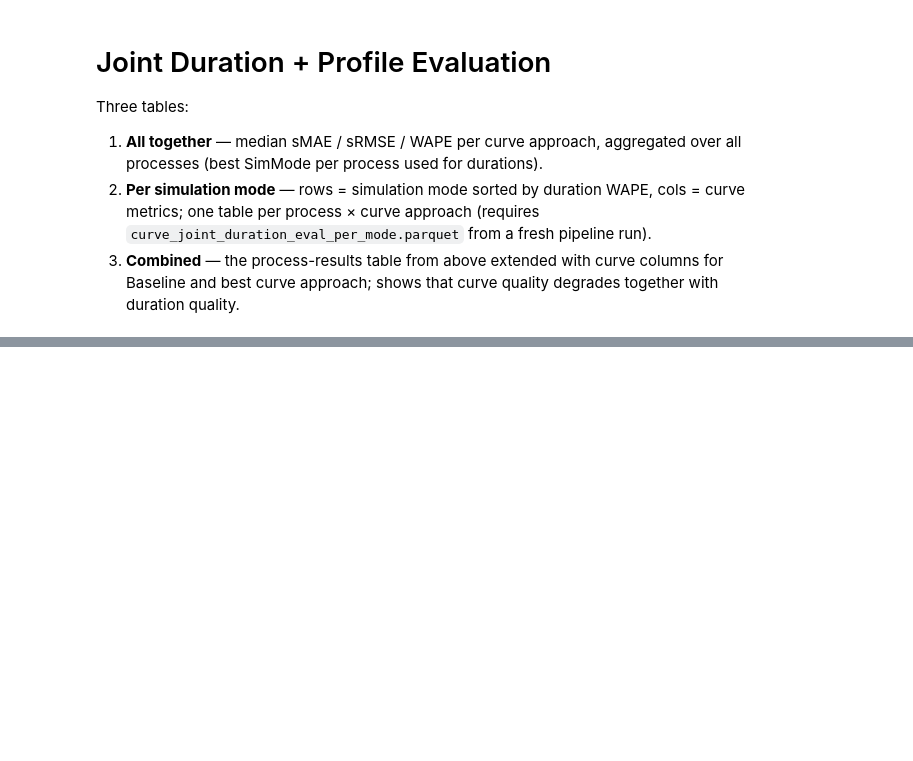
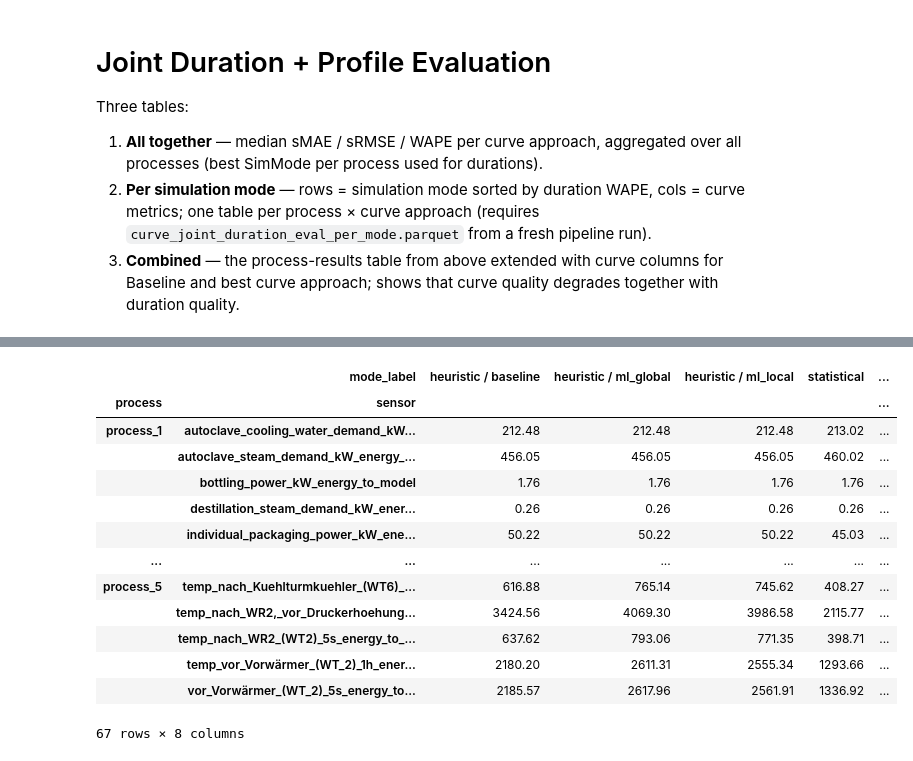
Before and after one commit to zapataunipaderborn/process_energy_demand_modelling, a Jupyter notebook: src/results_latex_table.ipynb, the cells around one changed output, grey strips where cells are left out. Saved outputs shown, nothing was run; the diff lists cells and outputs as text; code cells hidden in the pictures; blank space fills up the shorter version.

```diff
--- a/src/results_latex_table.ipynb
+++ b/src/results_latex_table.ipynb
@@ -1027,0 +1074,54 @@ Process & Process Model & Duration Pred. &  &  &  &  &  &  &  &  &  &  &  &  \\
+# %%
+# -- One table per process: rows = sensor, columns = mode (Wasserstein distance) --
+# Sensor-as-rows keeps each table narrow (num. modes) regardless of how many
+# sensors a process has, instead of one giant sparse table across all processes.
+def shorten_sensor(name, max_len=40):
+    name = str(name).replace('_energy_to_model', '').replace('_to_model', '')
+    return name if len(name) <= max_len else name[:max_len - 1] + '…'
+
+if df_energy_dist.empty:
+    print('Nothing to show -- df_energy_dist is empty.')
+else:
+    df_energy_dist['mode_label'] = df_energy_dist['mode'].map(display_mode)
+
+    for proc in sorted(df_energy_dist['process'].unique()):
+        sub = df_energy_dist[df_energy_dist['process'] == proc].copy()
+        sub['sensor_short'] = sub['sensor'].map(shorten_sensor)
+        pivot = sub.pivot_table(index='sensor_short', columns='mode_label', values='wasserstein', aggfunc='first')
+
+        # Bold the best (lowest) Wasserstein distance per sensor (row)
+        str_table = pd.DataFrame(index=pivot.index, columns=pivot.columns, dtype=object)
+        for idx in pivot.index:
+            vals = pivot.loc[idx].dropna()
+            if vals.empty:
+                str_table.loc[idx] = ''
+                continue
+            best_val = vals.min()
+            for col in pivot.columns:
+                val = pivot.loc[idx, col]
+                if pd.isna(val):
+                    str_table.loc[idx, col] = ''
+                    continue
+                fmt = f'{val:.2f}'
+                str_table.loc[idx, col] = (r'\textbf{' + fmt + r'}') if abs(val - best_val) < 1e-6 else fmt
+
+        n_modes = len(pivot.columns)
+        col_format = 'l|' + '|'.join(['c'] * n_modes)
+        latex = str_table.to_latex(
+            escape=False,
+            column_format=col_format,
+            caption=(
+                f'Energy-distribution evaluation for {proc}, experiment {EXPERIMENT} ({SPLIT} evaluation). '
+                r'Wasserstein (Earth Mover) distance between the per-case total energy distribution '
+                r'(real vs.\ simulated), per sensor --- no curve/instance matching. '
+                r'Lower is better. \textbf{Bold} = best mode per sensor.'
+            ),
+            label=f'tab:energy_dist_{EXPERIMENT}_{SPLIT}_{proc}',
+            position='H',
+        )
+        print(f'% === {proc}: {pivot.shape[0]} sensors x {pivot.shape[1]} modes ===')
+        print(latex.replace('_', r'\_'))
+        print()
+
+    display(df_energy_dist.pivot_table(index=['process', 'sensor'], columns='mode_label', values='wasserstein', aggfunc='first').round(2))
+# %% [output]
@@ -1027,0 +1145,14 @@ Process & Process Model & Duration Pred. &  &  &  &  &  &  &  &  &  &  &  &  \\
+|  | mode_label | heuristic / baseline | heuristic / ml_global | heuristic / ml_local | statistical | ... |
+| process | sensor |  |  |  |  | ... |
+| process_1 | autoclave_cooling_water_demand_kW... | 212.48 | 212.48 | 212.48 | 213.02 | ... |
+|  | autoclave_steam_demand_kW_energy_... | 456.05 | 456.05 | 456.05 | 460.02 | ... |
+|  | bottling_power_kW_energy_to_model | 1.76 | 1.76 | 1.76 | 1.76 | ... |
+|  | destillation_steam_demand_kW_ener... | 0.26 | 0.26 | 0.26 | 0.26 | ... |
+|  | individual_packaging_power_kW_ene... | 50.22 | 50.22 | 50.22 | 45.03 | ... |
+| ... | ... | ... | ... | ... | ... | ... |
+| process_5 | temp_nach_Kuehlturmkuehler_(WT6)_... | 616.88 | 765.14 | 745.62 | 408.27 | ... |
+|  | temp_nach_WR2,_vor_Druckerhoehung... | 3424.56 | 4069.30 | 3986.58 | 2115.77 | ... |
+|  | temp_nach_WR2_(WT2)_5s_energy_to_... | 637.62 | 793.06 | 771.35 | 398.71 | ... |
+|  | temp_vor_Vorwärmer_(WT_2)_1h_ener... | 2180.20 | 2611.31 | 2555.34 | 1293.66 | ... |
+|  | vor_Vorwärmer_(WT_2)_5s_energy_to... | 2185.57 | 2617.96 | 2561.91 | 1336.92 | ... |
+67 rows × 8 columns
```
Also changed, not shown: parts of 28 cells of this notebook, 3 other files.
